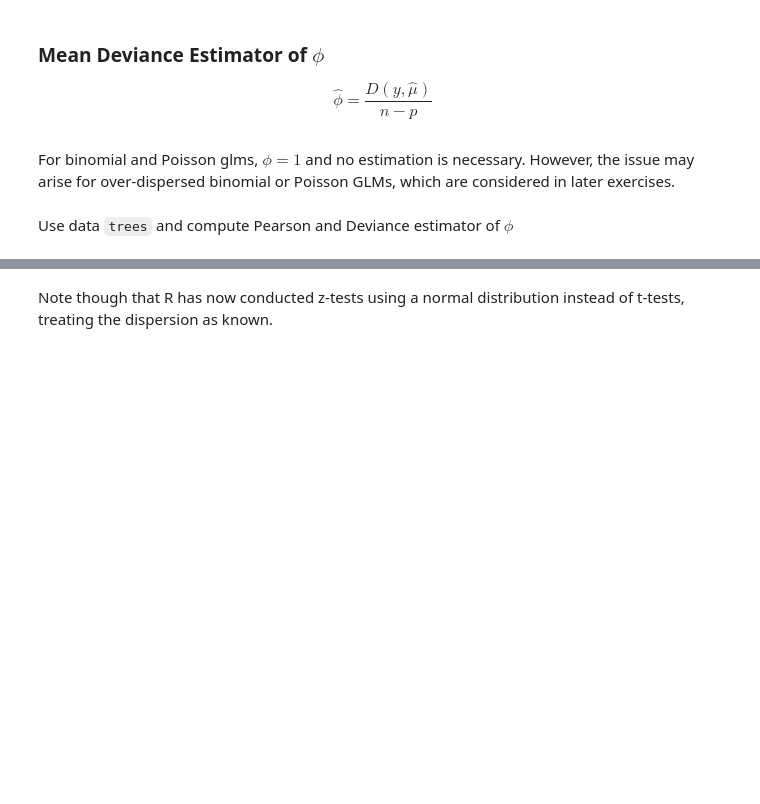
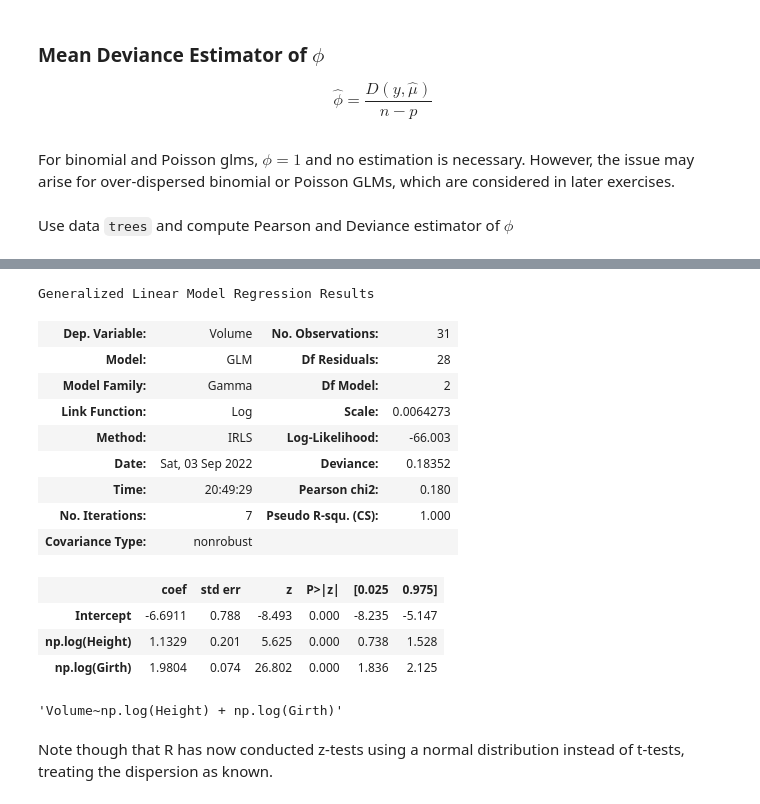
Before and after one commit to Many98/GLM_R2Py, a Jupyter notebook: Python/01ZLMA_ex04.ipynb, the cells around one changed output, grey strips where cells are left out. Drawn from its saved outputs; the diff is of its cells as text; code cells hidden in the pictures; blank space fills up the shorter version.

```diff
--- a/Python/01ZLMA_ex04.ipynb
+++ b/Python/01ZLMA_ex04.ipynb
@@ -331,6 +412,27 @@ ggpairs(trees)
 # %%
-model_trees_1 = glm( Volume ~ log(Height) +  log(Girth), data=trees, family=Gamma(link="log"))
-summary(model_trees_1)
+model_trees_1 = smf.glm(formula='Volume~np.log(Height) + np.log(Girth)', data=trees,
+                        family=sm.families.Gamma(sm.families.links.Log())).fit()
+
+model_trees_1.summary()
+# %% [output]
+Generalized Linear Model Regression Results
+| Dep. Variable: | Volume | No. Observations: | 31 |
+| Model: | GLM | Df Residuals: | 28 |
+| Model Family: | Gamma | Df Model: | 2 |
+| Link Function: | Log | Scale: | 0.0064273 |
+| Method: | IRLS | Log-Likelihood: | -66.003 |
+| Date: | Sat, 03 Sep 2022 | Deviance: | 0.18352 |
+| Time: | 20:49:29 | Pearson chi2: | 0.180 |
+| No. Iterations: | 7 | Pseudo R-squ. (CS): | 1.000 |
+| Covariance Type: | nonrobust |  |  |
+|  | coef | std err | z | P>|z| | [0.025 | 0.975] |
+| Intercept | -6.6911 | 0.788 | -8.493 | 0.000 | -8.235 | -5.147 |
+| np.log(Height) | 1.1329 | 0.201 | 5.625 | 0.000 | 0.738 | 1.528 |
+| np.log(Girth) | 1.9804 | 0.074 | 26.802 | 0.000 | 1.836 | 2.125 |
+# %%
+model_trees_1.model.formula
+# %% [output]
+'Volume~np.log(Height) + np.log(Girth)'
 # %%
 ? weights.glm
 # %%
```
Also changed, not shown: parts of 29 cells of this notebook, 1 other file.
